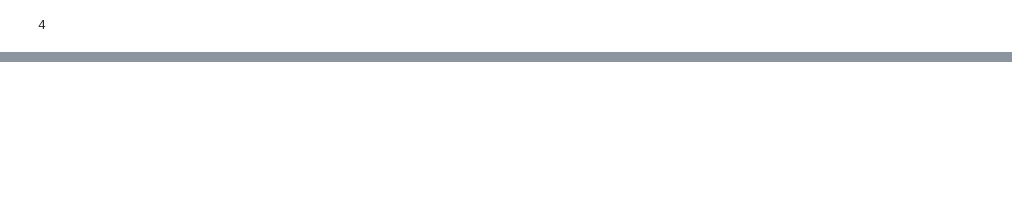
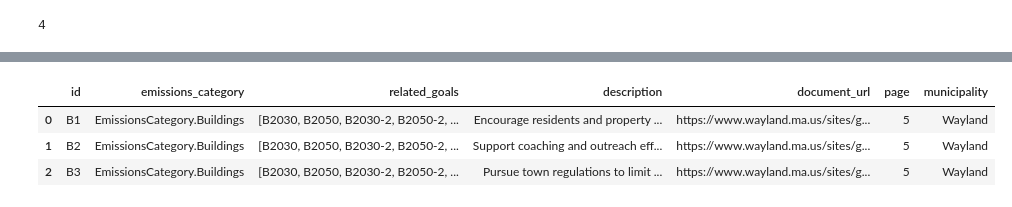
Before and after one commit to ahasha/llm_cap_research, a Jupyter notebook: notebooks/langchain_tutorial.ipynb, the cells around one changed output, grey strips where cells are left out. Cells and saved outputs as stored; diff of their text form; code cells hidden in the pictures; blank space fills up the shorter version.

```diff
--- a/notebooks/langchain_tutorial.ipynb
+++ b/notebooks/langchain_tutorial.ipynb
@@ -303,0 +453,7 @@ len(docs)
+# %%
+results_to_strategies_table(results5, pages[5], "Wayland")
+# %% [output]
+|  | id | emissions_category | related_goals | description | document_url | page | municipality |
+| 0 | B1 | EmissionsCategory.Buildings | [B2030, B2050, B2030-2, B2050-2, ... | Encourage residents and property ... | https://www.wayland.ma.us/sites/g... | 5 | Wayland |
+| 1 | B2 | EmissionsCategory.Buildings | [B2030, B2050, B2030-2, B2050-2, ... | Support coaching and outreach eff... | https://www.wayland.ma.us/sites/g... | 5 | Wayland |
+| 2 | B3 | EmissionsCategory.Buildings | [B2030, B2050, B2030-2, B2050-2, ... | Pursue town regulations to limit ... | https://www.wayland.ma.us/sites/g... | 5 | Wayland |
```
Also changed, not shown: parts of 30 cells of this notebook, 2 other files.
